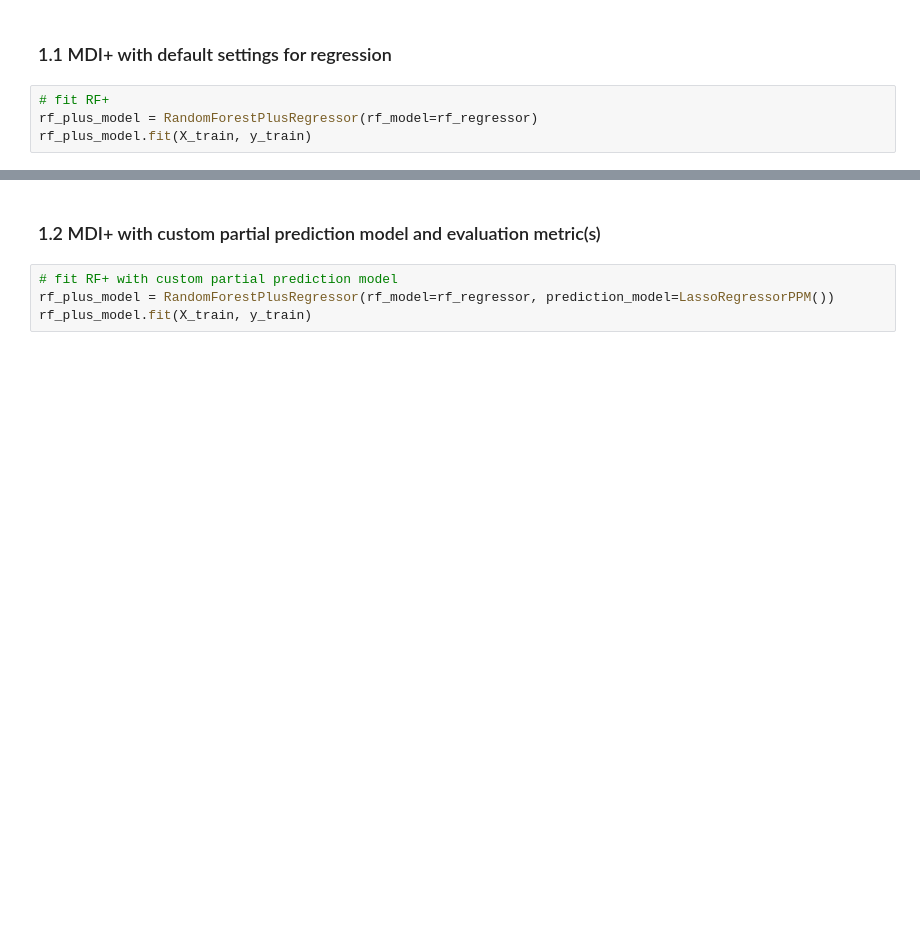
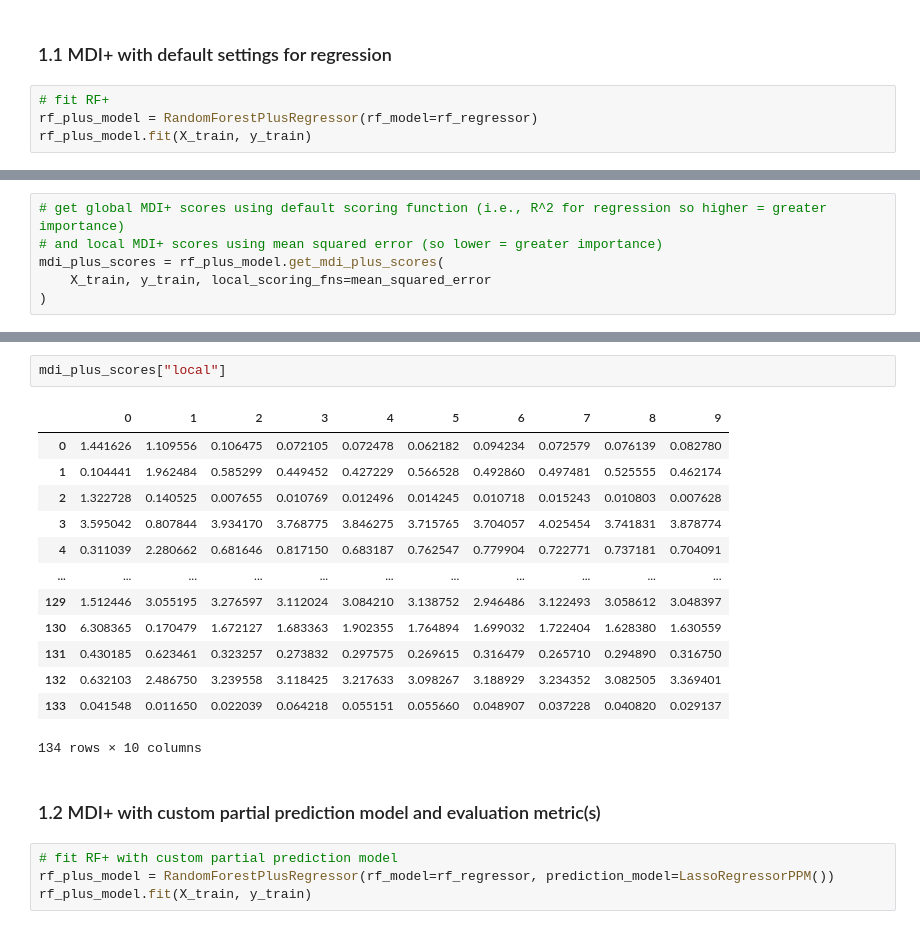
Before and after one commit to csinva/imodels, a Jupyter notebook: notebooks/mdi_plus_demo.ipynb, the cells around one changed output, grey strips where cells are left out. Cells and saved outputs as stored; diff of their text form; blank space fills up the shorter version.

Commit message:
implement local MDI+

```diff
--- a/notebooks/mdi_plus_demo.ipynb
+++ b/notebooks/mdi_plus_demo.ipynb
@@ -61,0 +78,6 @@ mdi_plus_scores.sort_values("importance", ascending=False)
+# %%
+# get global MDI+ scores using default scoring function (i.e., R^2 for regression so higher = greater importance)
+# and local MDI+ scores using mean squared error (so lower = greater importance)
+mdi_plus_scores = rf_plus_model.get_mdi_plus_scores(
+    X_train, y_train, local_scoring_fns=mean_squared_error
+)
@@ -62,3 +98,19 @@ mdi_plus_scores.sort_values("importance", ascending=False)
+# %%
+mdi_plus_scores["local"]
+# %% [output]
+|  | 0 | 1 | 2 | 3 | 4 | 5 | 6 | 7 | 8 | 9 |
+| 0 | 1.441626 | 1.109556 | 0.106475 | 0.072105 | 0.072478 | 0.062182 | 0.094234 | 0.072579 | 0.076139 | 0.082780 |
+| 1 | 0.104441 | 1.962484 | 0.585299 | 0.449452 | 0.427229 | 0.566528 | 0.492860 | 0.497481 | 0.525555 | 0.462174 |
+| 2 | 1.322728 | 0.140525 | 0.007655 | 0.010769 | 0.012496 | 0.014245 | 0.010718 | 0.015243 | 0.010803 | 0.007628 |
+| 3 | 3.595042 | 0.807844 | 3.934170 | 3.768775 | 3.846275 | 3.715765 | 3.704057 | 4.025454 | 3.741831 | 3.878774 |
+| 4 | 0.311039 | 2.280662 | 0.681646 | 0.817150 | 0.683187 | 0.762547 | 0.779904 | 0.722771 | 0.737181 | 0.704091 |
+| ... | ... | ... | ... | ... | ... | ... | ... | ... | ... | ... |
+| 129 | 1.512446 | 3.055195 | 3.276597 | 3.112024 | 3.084210 | 3.138752 | 2.946486 | 3.122493 | 3.058612 | 3.048397 |
+| 130 | 6.308365 | 0.170479 | 1.672127 | 1.683363 | 1.902355 | 1.764894 | 1.699032 | 1.722404 | 1.628380 | 1.630559 |
+| 131 | 0.430185 | 0.623461 | 0.323257 | 0.273832 | 0.297575 | 0.269615 | 0.316479 | 0.265710 | 0.294890 | 0.316750 |
+| 132 | 0.632103 | 2.486750 | 3.239558 | 3.118425 | 3.217633 | 3.098267 | 3.188929 | 3.234352 | 3.082505 | 3.369401 |
+| 133 | 0.041548 | 0.011650 | 0.022039 | 0.064218 | 0.055151 | 0.055660 | 0.048907 | 0.037228 | 0.040820 | 0.029137 |
+134 rows × 10 columns
 # %% [markdown]
 ### 1.2 MDI+ with custom partial prediction model and evaluation metric(s)
 # %%
```
Also changed, not shown: parts of 22 cells of this notebook, 2 other files.
